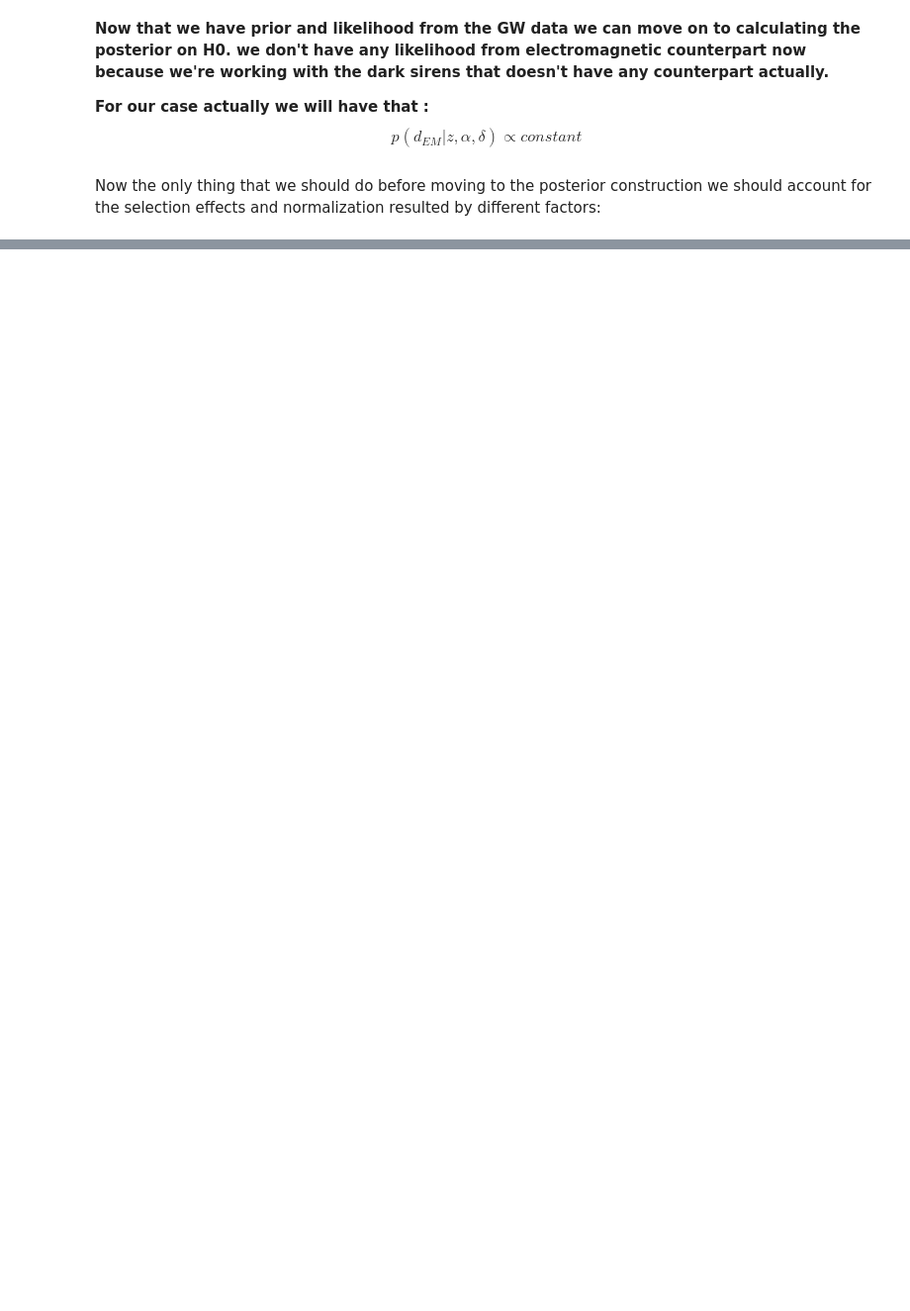
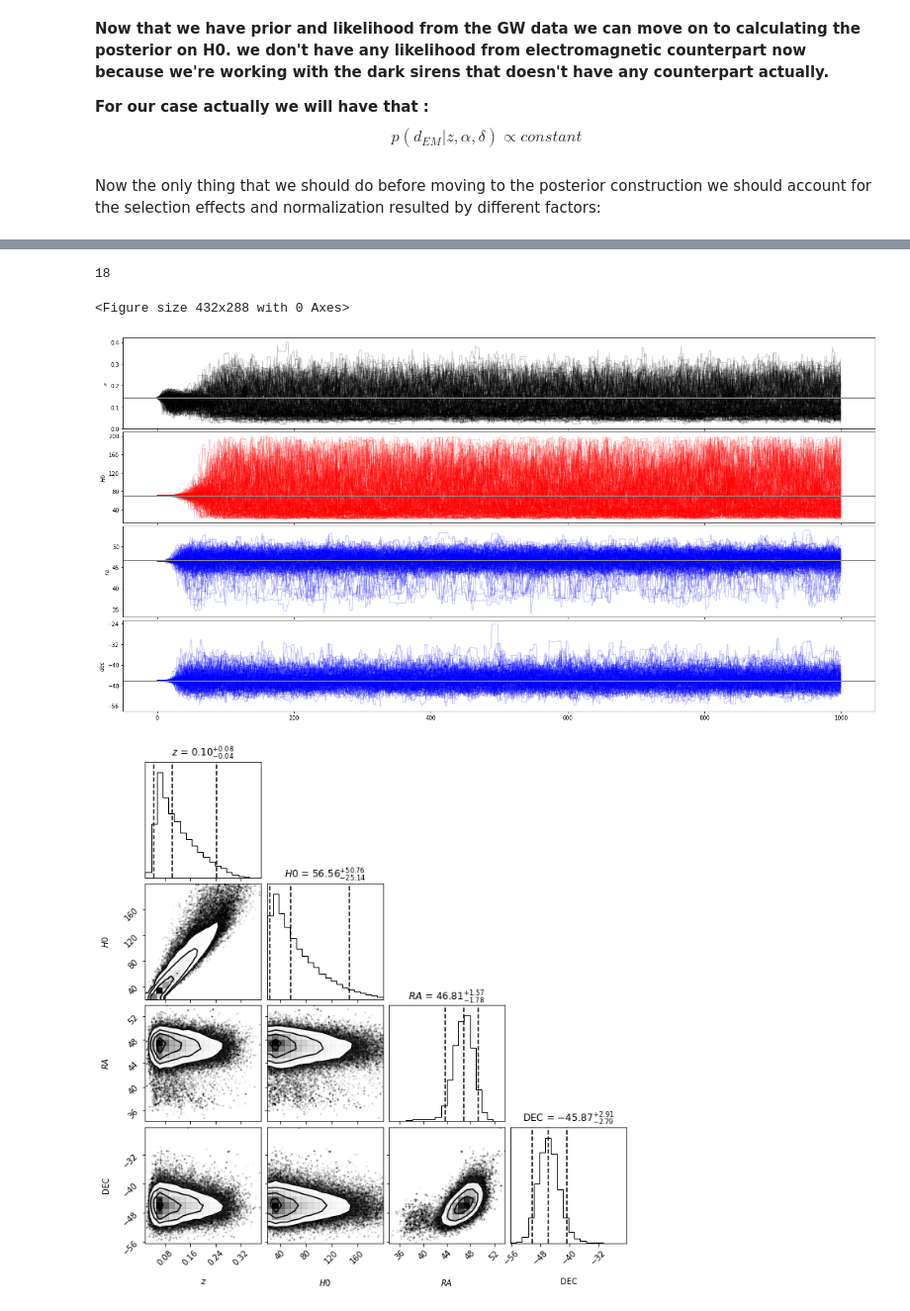
Before and after one commit to SabaEtezadRazavi/GWAstro, a Jupyter notebook: General API to estimate H0 value from BBH events and GLADE+.ipynb, the cells around one changed output, grey strips where cells are left out. Shown at 99% size. Saved outputs shown, nothing was run; the diff lists cells and outputs as text; code cells hidden in the pictures; blank space fills up the shorter version.

```diff
--- a/General API to estimate H0 value from BBH events and GLADE+.ipynb
+++ b/General API to estimate H0 value from BBH events and GLADE+.ipynb
@@ -245,0 +410,6 @@ def prior(z, ra, dec):
+# %%
+means = np.array([0,1,2])
+sigma = 1
+array = np.array([])
+for i in range(10):
+    print(np.sum(gaussian(means, sigma , i)))
@@ -293,3 +474,4 @@ array([-10.7273119])
 # %%
 # Find the maximum likelihood value.
-result = opt.minimize(ff, [70*np.median(distance_posterior) / (3 * (10**5)), 70,median_ra,median_dec])
+result = opt.minimize(ff, [70*np.median(distance_posterior) / (3 * (10**5)), 70])#,median_ra,median_dec])
+result['x']
@@ -306,8 +486,6 @@ z, H0, ra, dec = result['x']
 print("""Maximum likelihood result:
     z = {0} (truth: {1})
     H0 = {2} (truth: {3})
-    ra = {4} (truth: {5})
-    dec = {6} (truth: {7})
-""".format(z, 70*np.median(distance_posterior) / (3 * (10**5)) , H0, 70, ra, median_ra, dec, median_dec))
+""".format(z, 70*np.median(distance_posterior) / (3 * (10**5)) , H0, 70))#, ra, median_ra, dec, median_dec))
 # %% [output]
 Maximum likelihood result:
@@ -321,7 +499,7 @@ Maximum likelihood result:
 #Number of cores to use
 pool = choose_pool(4)
 pool.size=4
-ndim, nwalkers = 4, 200
+ndim, nwalkers = 2, 200
 
 
 pos = np.array([result['x'] + 1e-3*np.random.randn(ndim) for i in range(nwalkers)])
@@ -342,0 +523,65 @@ Running MCMC...
+# %%
+
+plt.clf()
+fig, axes = plt.subplots(4, 1, sharex=True, figsize=(20, 10))
+axes[0].plot(sampler_newpostz_withpool.chain[:, :, 0].T, color="k", alpha=0.2)
+axes[0].yaxis.set_major_locator(MaxNLocator(5))
+axes[0].axhline(z, color="#888888", lw=2)
+axes[0].set_ylabel("z")
+
+axes[1].plot(sampler_newpostz_withpool.chain[:, :, 1].T, color="r", alpha=0.2)
+axes[1].yaxis.set_major_locator(MaxNLocator(5))
+axes[1].axhline(H0, color="#888888", lw=2)
+axes[1].set_ylabel("$H0$")
+
+
+axes[2].plot(sampler_newpostz_withpool.chain[:, :, 2].T, color="b", alpha=0.2)
+axes[2].yaxis.set_major_locator(MaxNLocator(5))
+axes[2].axhline(ra, color="#888888", lw=2)
+axes[2].set_ylabel("$ra$")
+
+
+axes[3].plot(sampler_newpostz_withpool.chain[:, :, 3].T, color="b", alpha=0.2)
+axes[3].yaxis.set_major_locator(MaxNLocator(5))
+axes[3].axhline(dec, color="#888888", lw=2)
+axes[3].set_ylabel("$dec$")
+
+
+fig.tight_layout(h_pad=0.0)
+fig.savefig("line-time-H0-bbh.png")
+
+# Make the triangle plot.
+burnin = 200
+samples = sampler_newpostz_withpool.chain[:, burnin:, :].reshape((-1, ndim))
+
+
+
+fig = corner.corner(samples, labels=["$z$", "$H0$", "$RA$", "DEC"],quantiles=[0.05, 0.5, 0.95],
+                       show_titles=True, title_kwargs={"fontsize": 12})
+fig.savefig("H0-bbh.png")
+
+# Writing samples to a file
+length=len(samples[:,0])
+test = open("H0-bbh.dat","w")
+# for i in range(length):
+#  	print( i, samples[:,0][i], samples[:,1][i], samples[:,2][i]
+#  	test.write('%s' % (samples[:,0][i],)),
+#  	test.write('%s' % (" ")),
+#  	test.write('%s' % (samples[:,1][i],)),
+#  	test.write('%s' % (" ")),
+#  	test.write('%s\n' % (samples[:,2][i],)))
+
+# write maximizing results in a file
+test1 = open("H0-bbh","w")
+test1.write('%s' % (z),)
+test1.write('%s' % (" "))
+test1.write('%s' % (H0),)
+test1.write('%s' % (" "))
+test1.write('%s' % (ra),)
+test1.write('%s' % (" "))
+test1.write('%s' % (dec),)
+# %% [output]
+18
+<Figure size 432x288 with 0 Axes>
+[figure, added]
+[figure, added]
```
Also changed, not shown: parts of 35 cells of this notebook.
